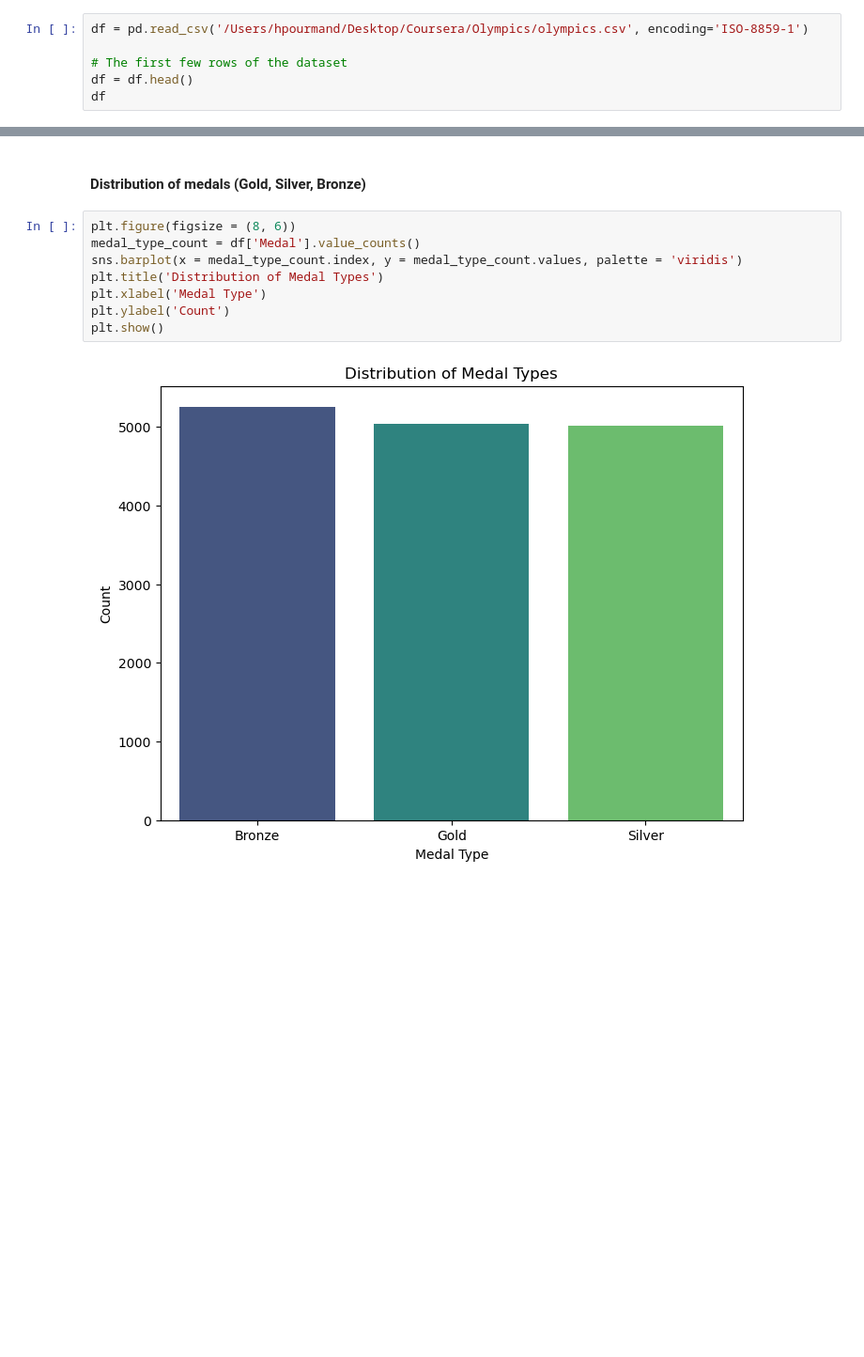
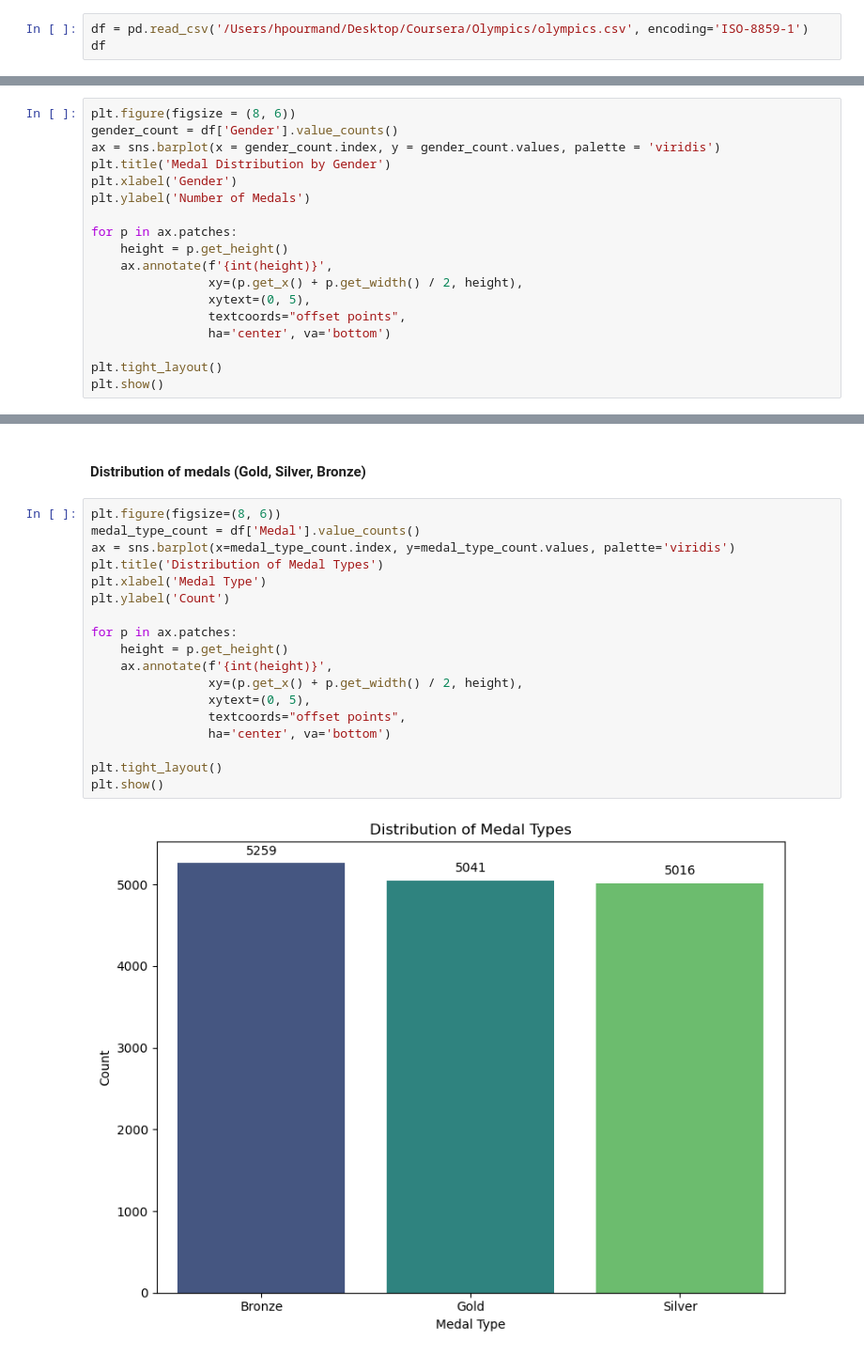
Before and after one commit to hpourmand/Olympic-Performance-Analysis-by-Country, a Jupyter notebook: EDA.Olympics.ipynb, the cells around one changed output, grey strips where cells are left out. Shown at 94% size. Saved outputs shown, nothing was run; the diff lists cells and outputs as text; blank space fills up the shorter version.

```diff
--- a/EDA.Olympics.ipynb
+++ b/EDA.Olympics.ipynb
@@ -7,9 +8,6 @@ import seaborn as sns
 #### Loading the Dataset
 # %%
 df = pd.read_csv('/Users/hpourmand/Desktop/Coursera/Olympics/olympics.csv', encoding='ISO-8859-1')
-
-# The first few rows of the dataset
-df = df.head()
 df
 # %% [output]
 |  | City | Year | Sport | Discipline | Event | Athlete | Gender | Country_Code | Country | Event_gender | ... |
@@ -173,0 +231,18 @@ plt.show()
+# %%
+plt.figure(figsize = (8, 6))
+gender_count = df['Gender'].value_counts()
+ax = sns.barplot(x = gender_count.index, y = gender_count.values, palette = 'viridis')
+plt.title('Medal Distribution by Gender')
+plt.xlabel('Gender')
+plt.ylabel('Number of Medals')
+
+for p in ax.patches:
+    height = p.get_height()
+    ax.annotate(f'{int(height)}',
+                xy=(p.get_x() + p.get_width() / 2, height),
+                xytext=(0, 5),
+                textcoords="offset points",
+                ha='center', va='bottom')
+
+plt.tight_layout()
+plt.show()
@@ -174,12 +251,22 @@ plt.show()
 # %% [markdown]
 #### Distribution of medals (Gold, Silver, Bronze)
 # %%
-plt.figure(figsize = (8, 6))
+plt.figure(figsize=(8, 6))
 medal_type_count = df['Medal'].value_counts()
-sns.barplot(x = medal_type_count.index, y = medal_type_count.values, palette = 'viridis')
+ax = sns.barplot(x=medal_type_count.index, y=medal_type_count.values, palette='viridis')
 plt.title('Distribution of Medal Types')
 plt.xlabel('Medal Type')
 plt.ylabel('Count')
+
+for p in ax.patches:
+    height = p.get_height()
+    ax.annotate(f'{int(height)}',
+                xy=(p.get_x() + p.get_width() / 2, height),
+                xytext=(0, 5),
+                textcoords="offset points",
+                ha='center', va='bottom')
+
+plt.tight_layout()
 plt.show()
 # %% [output]
-[figure, old version]
+[figure, new version]
```
Also changed, not shown: parts of 17 cells of this notebook.
